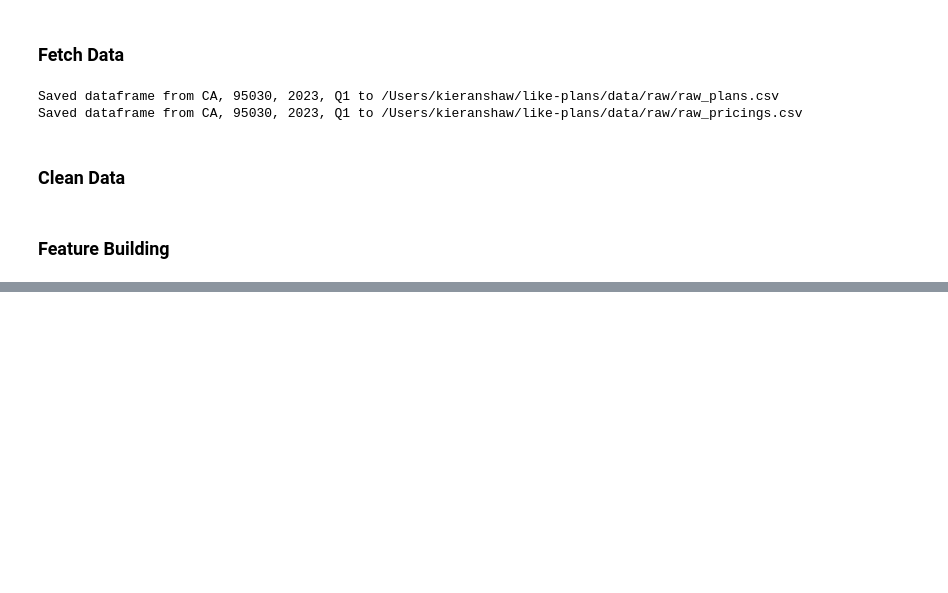
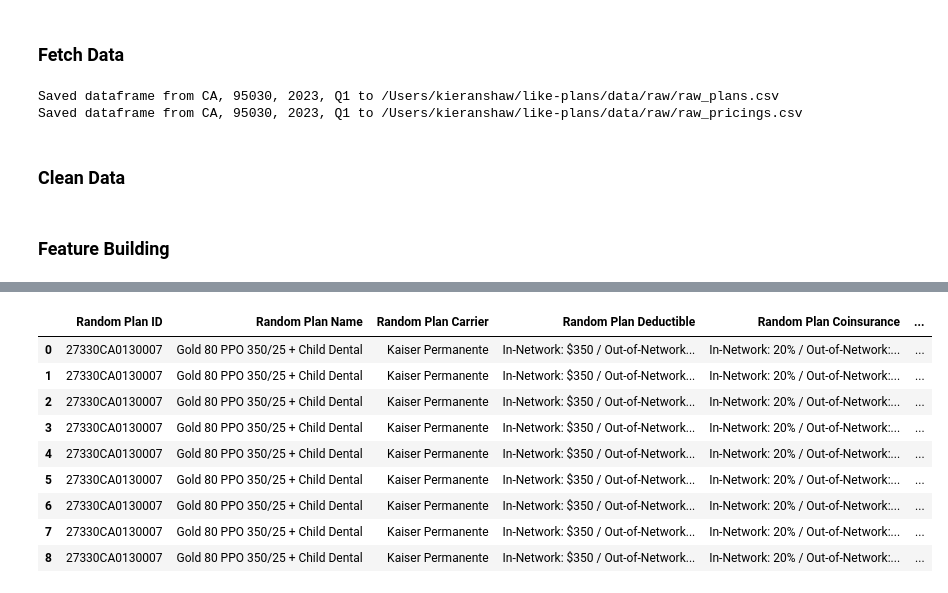
Before and after one commit to Kieran-Shaw/like-plans, a Jupyter notebook: src/main.ipynb, the cells around one changed output, grey strips where cells are left out. Cells and saved outputs as stored; diff of their text form; code cells hidden in the pictures; blank space fills up the shorter version.

```diff
--- a/src/main.ipynb
+++ b/src/main.ipynb
@@ -32,0 +173,74 @@ ppo_pos_cleaner.save_data(df=ppo_pos_cleaned_data)
+# %%
+raw_plans_df = pd.read_csv("~/like-plans/data/raw/raw_plans.csv")
+
+
+def display_similar_plans_for_each_carrier(df, cosine_sim_matrix, raw_plans_df):
+    results_data = []
+    unique_carriers = df['carrier_name'].unique()
+
+    # Select one random plan from the entire dataset
+    random_plan = df.sample(1)
+    random_plan_id = random_plan['id'].values[0]
+    random_plan_index = random_plan.index[0]
+
+    for carrier in unique_carriers:
+        # Filter plans for the current carrier
+        carrier_plans = df[df['carrier_name'] == carrier]
+
+        # Get cosine similarity scores for the random plan
+        similarities = cosine_sim_matrix[random_plan_index]
+
+        # Find the most similar plan within the carrier
+        carrier_plan_indices = carrier_plans.index
+        carrier_similarities = similarities[carrier_plan_indices]
+
+        # Exclude the random plan itself if it's in the same carrier
+        if random_plan_index in carrier_plan_indices:
+            carrier_similarities = np.where(carrier_plan_indices == random_plan_index, -1, carrier_similarities)
+
+        # Find the index of the plan with the highest similarity
+        if len(carrier_similarities) > 0:
+            similar_plan_index = carrier_plan_indices[np.argmax(carrier_similarities)]
+            similar_plan_id = df.loc[similar_plan_index, 'id']
+
+            # Retrieve plan details
+            plan_row = raw_plans_df[raw_plans_df['id'] == random_plan_id]
+            similar_plan_row = raw_plans_df[raw_plans_df['id'] == similar_plan_id]
+
+            # Append each detail to the results_data list
+            results_data.append({
+                "Random Plan ID": random_plan_id,
+                "Random Plan Name": plan_row['name'].values[0],
+                "Random Plan Carrier": plan_row['carrier_name'].values[0],
+                "Random Plan Level": plan_row['level'].values[0],
+                "Random Plan Deductible": plan_row['individual_medical_deductible'].values[0],
+                "Random Plan Coinsurance": plan_row['plan_coinsurance'].values[0],
+                "Similar Plan ID": similar_plan_id,
+                "Similar Plan Name": similar_plan_row['name'].values[0],
+                "Similar Plan Carrier": similar_plan_row['carrier_name'].values[0],
+                "Similar Plan Level": similar_plan_row['level'].values[0],
+                "Similar Plan Deductible": similar_plan_row['individual_medical_deductible'].values[0],
+                "Similar Plan Coinsurance": similar_plan_row['plan_coinsurance'].values[0]
+            })
+
+    columns = [
+        "Random Plan ID", "Random Plan Name", "Random Plan Carrier", "Random Plan Deductible", "Random Plan Coinsurance", "Random Plan Level",
+        "Similar Plan ID", "Similar Plan Name", "Similar Plan Carrier", "Similar Plan Deductible", "Similar Plan Coinsurance", "Similar Plan Level"
+    ]
+
+    return pd.DataFrame(results_data, columns=columns)
+
+# Usage
+resulting_table = display_similar_plans_for_each_carrier(transformed_df, cosine_similarity_matrix, raw_plans_df)
+resulting_table
+# %% [output]
+|  | Random Plan ID | Random Plan Name | Random Plan Carrier | Random Plan Deductible | Random Plan Coinsurance | ... |
+| 0 | 27330CA0130007 | Gold 80 PPO 350/25 + Child Dental | Kaiser Permanente | In-Network: $350 / Out-of-Network... | In-Network: 20% / Out-of-Network:... | ... |
+| 1 | 27330CA0130007 | Gold 80 PPO 350/25 + Child Dental | Kaiser Permanente | In-Network: $350 / Out-of-Network... | In-Network: 20% / Out-of-Network:... | ... |
+| 2 | 27330CA0130007 | Gold 80 PPO 350/25 + Child Dental | Kaiser Permanente | In-Network: $350 / Out-of-Network... | In-Network: 20% / Out-of-Network:... | ... |
+| 3 | 27330CA0130007 | Gold 80 PPO 350/25 + Child Dental | Kaiser Permanente | In-Network: $350 / Out-of-Network... | In-Network: 20% / Out-of-Network:... | ... |
+| 4 | 27330CA0130007 | Gold 80 PPO 350/25 + Child Dental | Kaiser Permanente | In-Network: $350 / Out-of-Network... | In-Network: 20% / Out-of-Network:... | ... |
+| 5 | 27330CA0130007 | Gold 80 PPO 350/25 + Child Dental | Kaiser Permanente | In-Network: $350 / Out-of-Network... | In-Network: 20% / Out-of-Network:... | ... |
+| 6 | 27330CA0130007 | Gold 80 PPO 350/25 + Child Dental | Kaiser Permanente | In-Network: $350 / Out-of-Network... | In-Network: 20% / Out-of-Network:... | ... |
+| 7 | 27330CA0130007 | Gold 80 PPO 350/25 + Child Dental | Kaiser Permanente | In-Network: $350 / Out-of-Network... | In-Network: 20% / Out-of-Network:... | ... |
+| 8 | 27330CA0130007 | Gold 80 PPO 350/25 + Child Dental | Kaiser Permanente | In-Network: $350 / Out-of-Network... | In-Network: 20% / Out-of-Network:... | ... |
```
Also changed, not shown: parts of 16 cells of this notebook, 8 other files.
